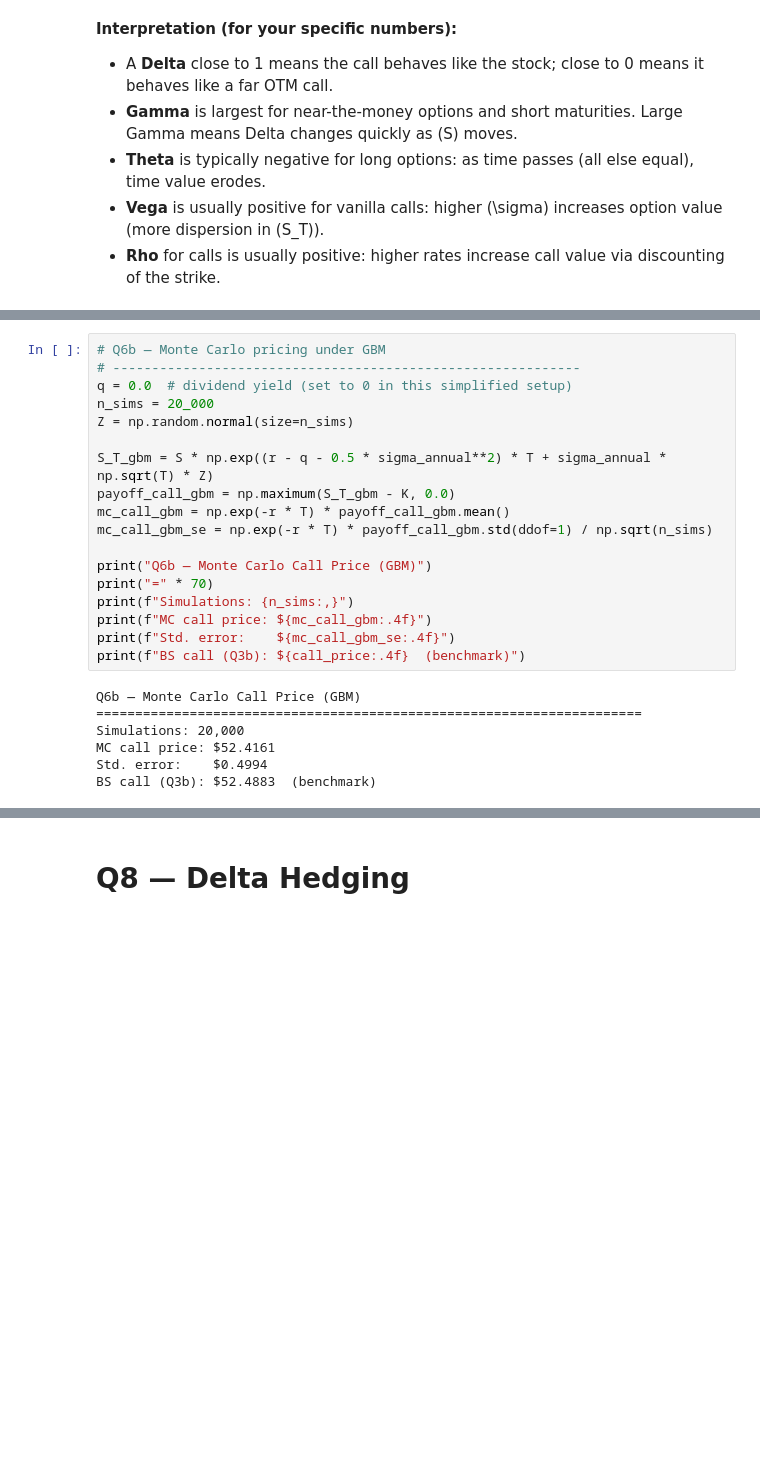
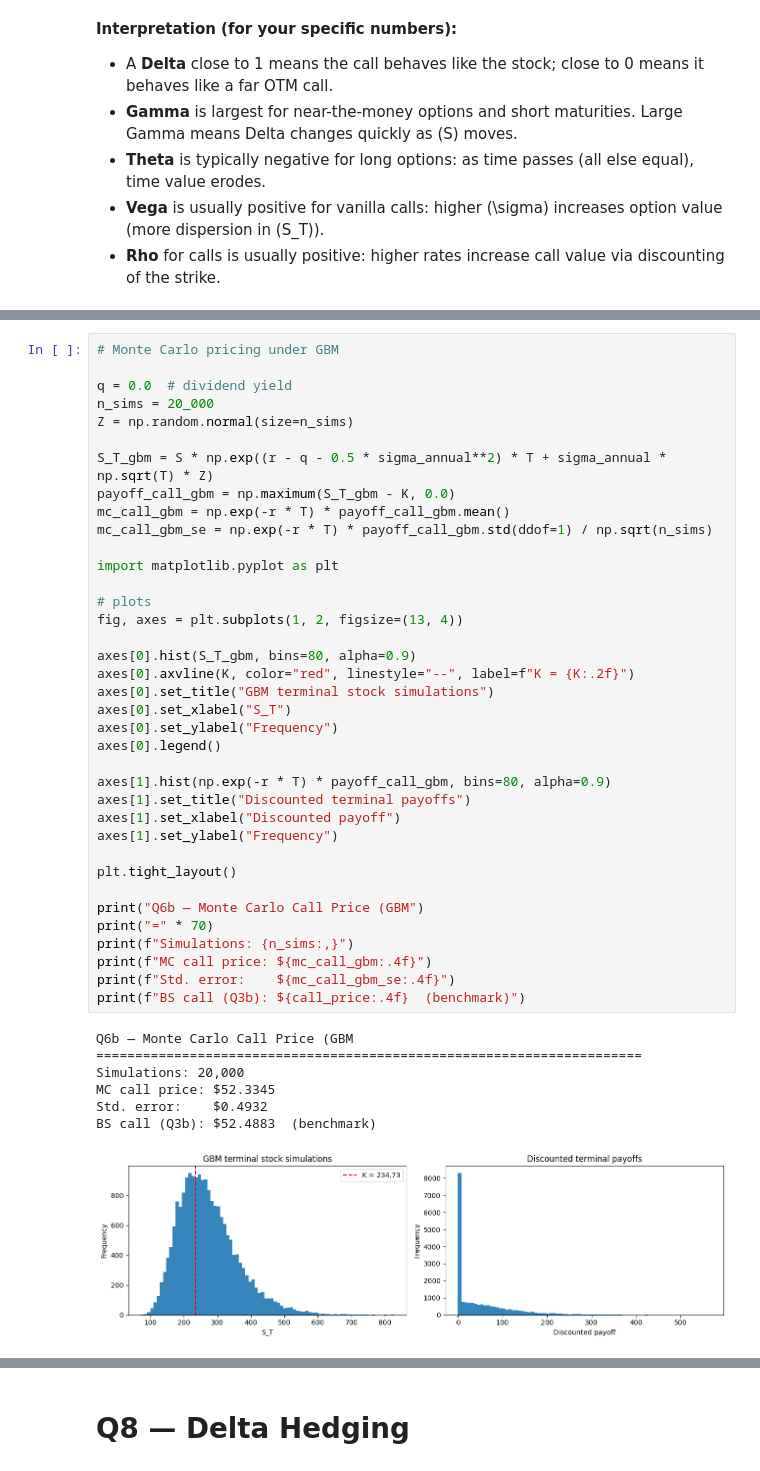
Before and after one commit to emschutt/QuantitativeFinance, a Jupyter notebook: RiskManagement/Project/Risk_Management_project_1.ipynb, the cells around one changed output, grey strips where cells are left out. Saved outputs shown, nothing was run; the diff lists cells and outputs as text; blank space fills up the shorter version.

```diff
--- a/RiskManagement/Project/Risk_Management_project_1.ipynb
+++ b/RiskManagement/Project/Risk_Management_project_1.ipynb
@@ -440,25 +463,45 @@ This last step is a simplifying assumption; it keeps the local-vol Monte Carlo d
 # %%
-# Q6b — Monte Carlo pricing under GBM
-# ------------------------------------------------------------
-q = 0.0  # dividend yield (set to 0 in this simplified setup)
+# Monte Carlo pricing under GBM
+
+q = 0.0  # dividend yield
 n_sims = 20_000
 Z = np.random.normal(size=n_sims)
 
 S_T_gbm = S * np.exp((r - q - 0.5 * sigma_annual**2) * T + sigma_annual * np.sqrt(T) * Z)
 payoff_call_gbm = np.maximum(S_T_gbm - K, 0.0)
 mc_call_gbm = np.exp(-r * T) * payoff_call_gbm.mean()
 mc_call_gbm_se = np.exp(-r * T) * payoff_call_gbm.std(ddof=1) / np.sqrt(n_sims)
 
-print("Q6b — Monte Carlo Call Price (GBM)")
+import matplotlib.pyplot as plt
+
+# plots
+fig, axes = plt.subplots(1, 2, figsize=(13, 4))
+
+axes[0].hist(S_T_gbm, bins=80, alpha=0.9)
+axes[0].axvline(K, color="red", linestyle="--", label=f"K = {K:.2f}")
+axes[0].set_title("GBM terminal stock simulations")
+axes[0].set_xlabel("S_T")
+axes[0].set_ylabel("Frequency")
+axes[0].legend()
+
+axes[1].hist(np.exp(-r * T) * payoff_call_gbm, bins=80, alpha=0.9)
+axes[1].set_title("Discounted terminal payoffs")
+axes[1].set_xlabel("Discounted payoff")
+axes[1].set_ylabel("Frequency")
+
+plt.tight_layout()
+
+print("Q6b — Monte Carlo Call Price (GBM")
 print("=" * 70)
 print(f"Simulations: {n_sims:,}")
 print(f"MC call price: ${mc_call_gbm:.4f}")
 print(f"Std. error:    ${mc_call_gbm_se:.4f}")
 print(f"BS call (Q3b): ${call_price:.4f}  (benchmark)")
 # %% [output]
-Q6b — Monte Carlo Call Price (GBM)
+Q6b — Monte Carlo Call Price (GBM
 ======================================================================
 Simulations: 20,000
-MC call price: $52.4161
-Std. error:    $0.4994
+MC call price: $52.3345
+Std. error:    $0.4932
 BS call (Q3b): $52.4883  (benchmark)
+[figure, added]
```
Also changed, not shown: parts of 22 cells of this notebook.
